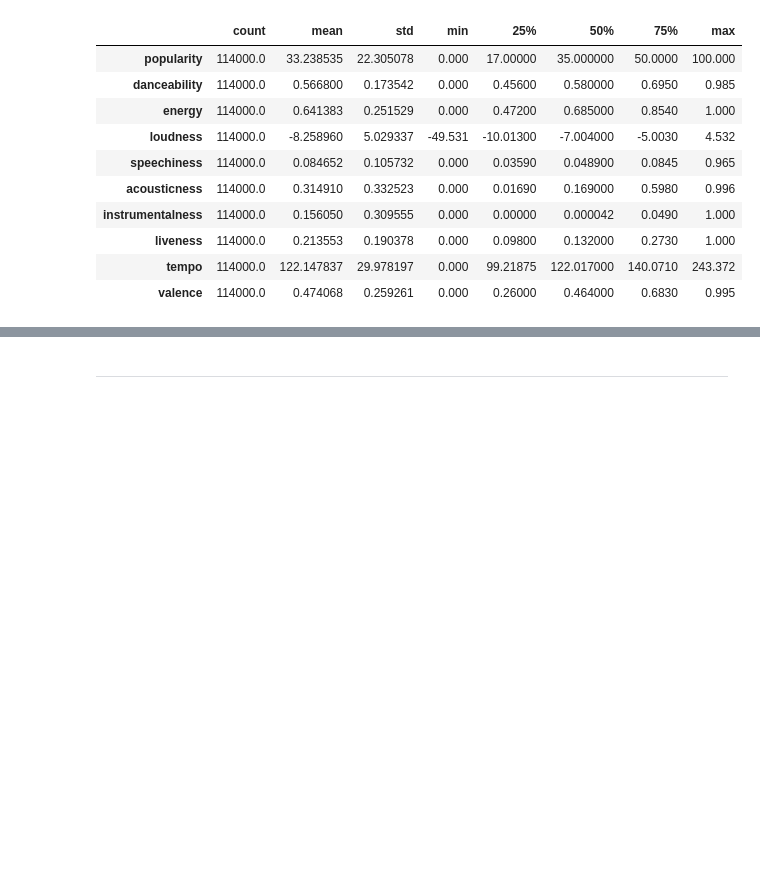
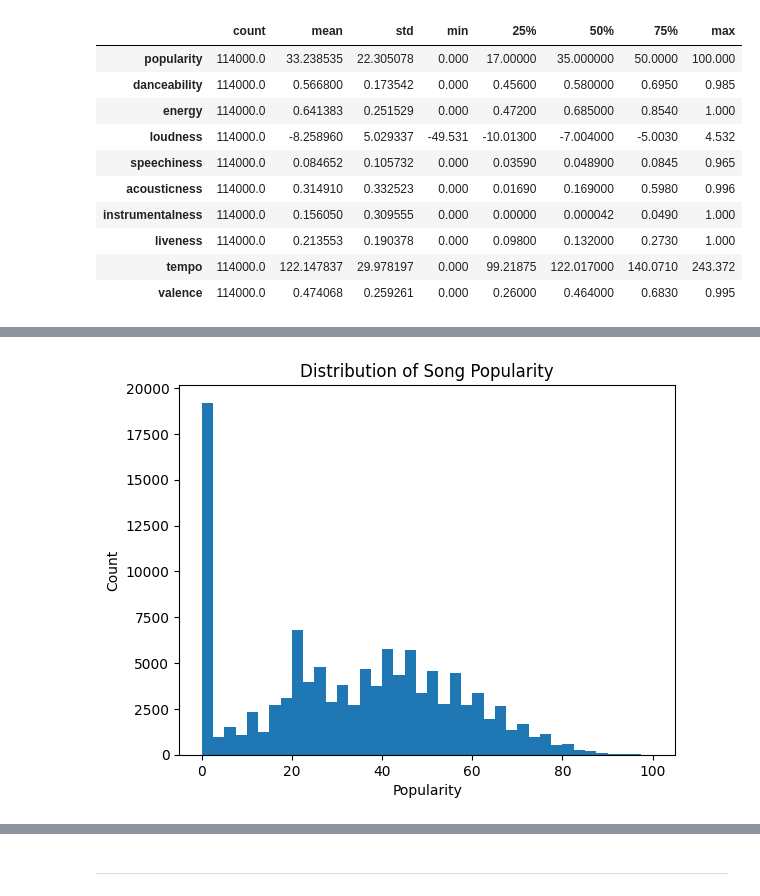
Before and after one commit to priyanatt/spotify-popularity-analysis, a Jupyter notebook: jupyter_notebooks/Data_Preparation_&_Exploration.ipynb, the cells around one changed output, grey strips where cells are left out. Cells and saved outputs as stored; diff of their text form; code cells hidden in the pictures; blank space fills up the shorter version.

```diff
--- a/jupyter_notebooks/Data_Preparation_&_Exploration.ipynb
+++ b/jupyter_notebooks/Data_Preparation_&_Exploration.ipynb
@@ -55,7 +55,7 @@ current_dir
 import pandas as pd
 import numpy as np
 # %%
-df = pd.read_csv("Data/raw/dataset.csv")
+df = pd.read_csv("/Users/priyanatt1/Documents/VSC-projects/spotify-popularity-analysis/Data/raw/dataset.csv")
 df.head()
 # %% [output]
 |  | Unnamed: 0 | track_id | artists | album_name | track_name | popularity | duration_ms | explicit | ... |
@@ -424,0 +432,9 @@ df.describe(include="all").T
+# %%
+plt.figure()
+plt.hist(df["popularity"], bins=40)
+plt.title("Distribution of Song Popularity")
+plt.xlabel("Popularity")
+plt.ylabel("Count")
+plt.show()
+# %% [output]
+[figure, added]
```
Also changed, not shown: parts of 15 cells of this notebook, 2 other files.
